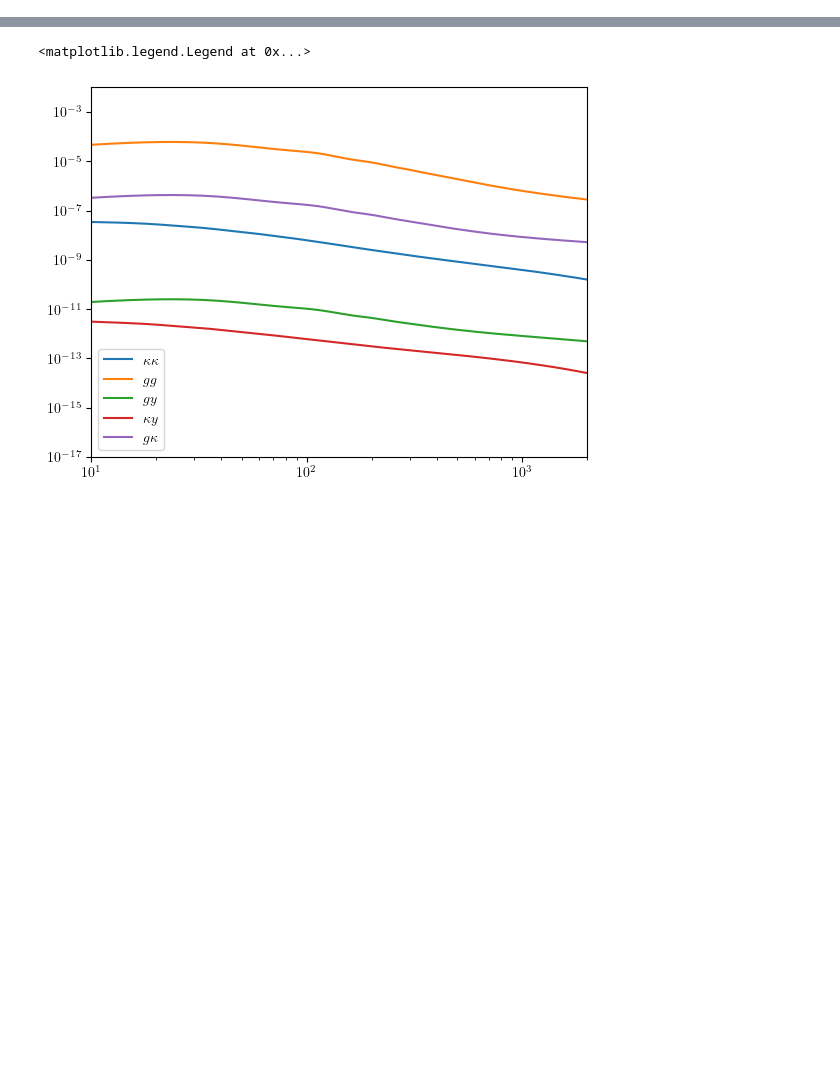
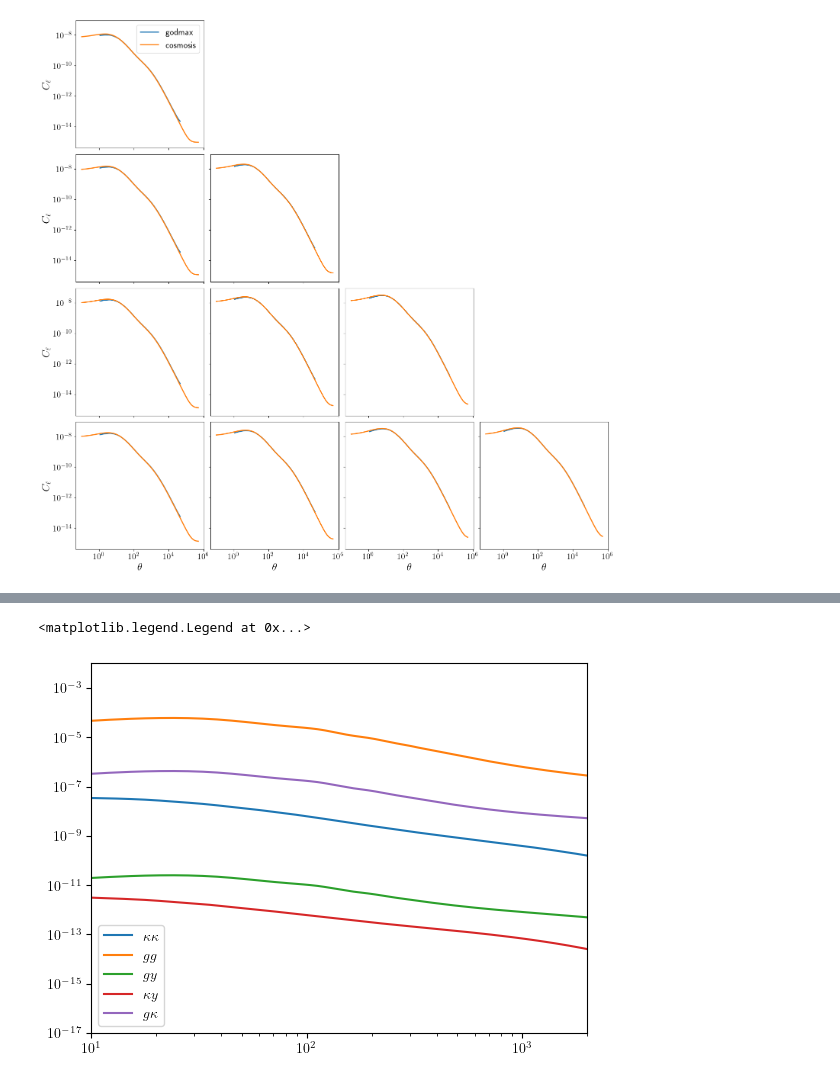
Before and after one commit to shivampcosmo/GODMAX, a Jupyter notebook: notebooks/all_arxiv/compare_cosmosis.ipynb, the cells around one changed output, grey strips where cells are left out. Saved outputs shown, nothing was run; the diff lists cells and outputs as text; code cells hidden in the pictures; blank space fills up the shorter version.

```diff
--- a/notebooks/all_arxiv/compare_cosmosis.ipynb
+++ b/notebooks/all_arxiv/compare_cosmosis.ipynb
@@ -73,0 +403,35 @@ pl.rc('text', usetex=True)
+# %%
+fig, axes = pl.subplots(4, 4, figsize=(18, 18), sharex=True, sharey=True)
+# set spacing between suplots:
+fig.subplots_adjust(hspace=0.05, wspace=0.05)
+for ji1 in range(4):
+    for ji2 in range(4):
+        if ji1 <= ji2:
+            ax = axes[ji2, ji1]
+            ax.plot(Cls_test.ell_array, Cls_test.Cl_kappa_kappa_nfw_tot_mat[:,ji2,ji1], label='godmax', lw=2)
+            ax.plot(results_fid_cs.block[('shear_cl', 'ell')], results_fid_cs.block[('shear_cl', f'bin_{ji2+1}_{ji1+1}')], label='cosmosis', lw=2)
+            if ji1 == 0 and ji2 == 0:
+                # ax.set_title('xim')
+                ax.legend(fontsize=17)
+            ax.set_xscale('log')
+            ax.set_yscale('log')
+            # ax.set_ylim(0, 9e-5)
+            # ax.set_ylim(0, 4e-5)
+            # ax.set_xlim(2.5, 250)
+            if ji2 == 3:
+                ax.set_xlabel(r'$\theta$', fontsize=20)
+            if ji1 == 0:
+                ax.set_ylabel(r'$C_{\ell}$', fontsize=20)
+            ax.tick_params(axis='both', which='major', labelsize=16)
+            ax.tick_params(axis='both', which='minor', labelsize=16)
+
+            # if ji < 2:
+                # ax.axvspan(0, 10, color='gray', alpha=0.2)
+        else:
+            # delete the subplot:
+            fig.delaxes(axes[ji2, ji1])
+    # ax.set_xlim(0, 20)
+# fig.savefig('/mnt/home/spandey/ceph/GODMAX/results/ACTxDES/xip_dv.png', bbox_inches='tight', dpi=300)
+pl.show()
+# %% [output]
+[figure, added]
```
Also changed, not shown: parts of 30 cells of this notebook, 1 other file.
